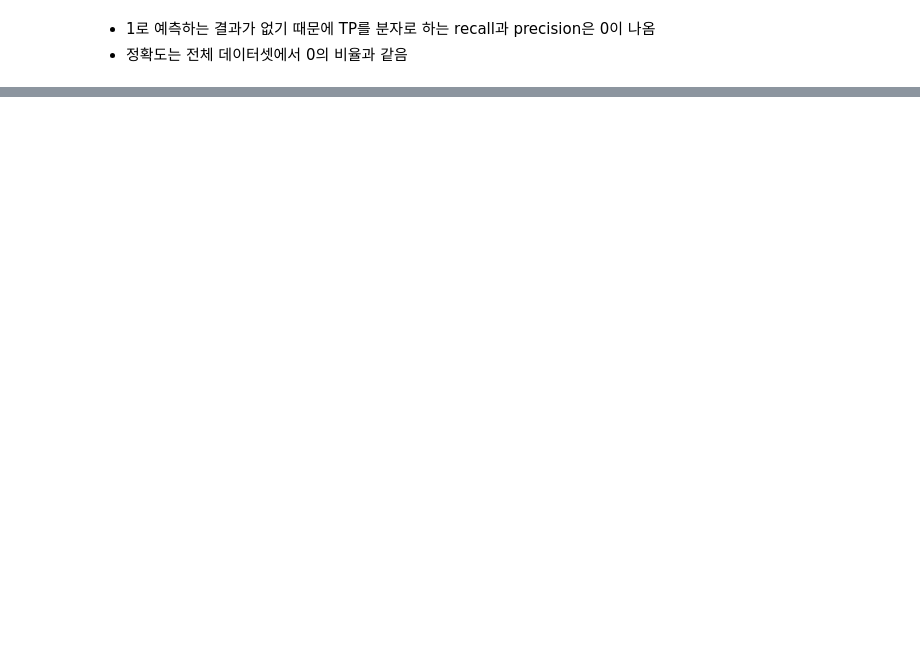
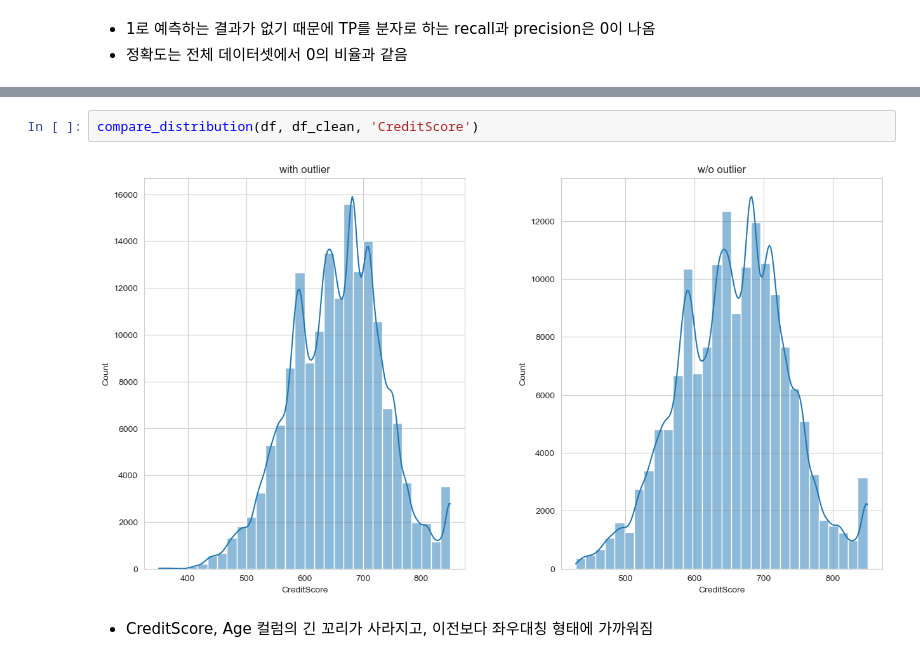
Before and after one commit to kikipark9/ML_Team_Project, a Jupyter notebook: model_source/02. Try_Model.ipynb, the cells around one changed output, grey strips where cells are left out. Cells and saved outputs as stored; diff of their text form; blank space fills up the shorter version.

```diff
--- a/model_source/02. Try_Model.ipynb
+++ b/model_source/02. Try_Model.ipynb
@@ -885,0 +987,6 @@ And if memory is not enough, you can set `force_col_wise=true`.
+# %%
+compare_distribution(df, df_clean, 'CreditScore')
+# %% [output]
+[figure, added]
+# %% [markdown]
+- CreditScore, Age 컬럼의 긴 꼬리가 사라지고, 이전보다 좌우대칭 형태에 가까워짐
```
Also changed, not shown: parts of 31 cells of this notebook.
